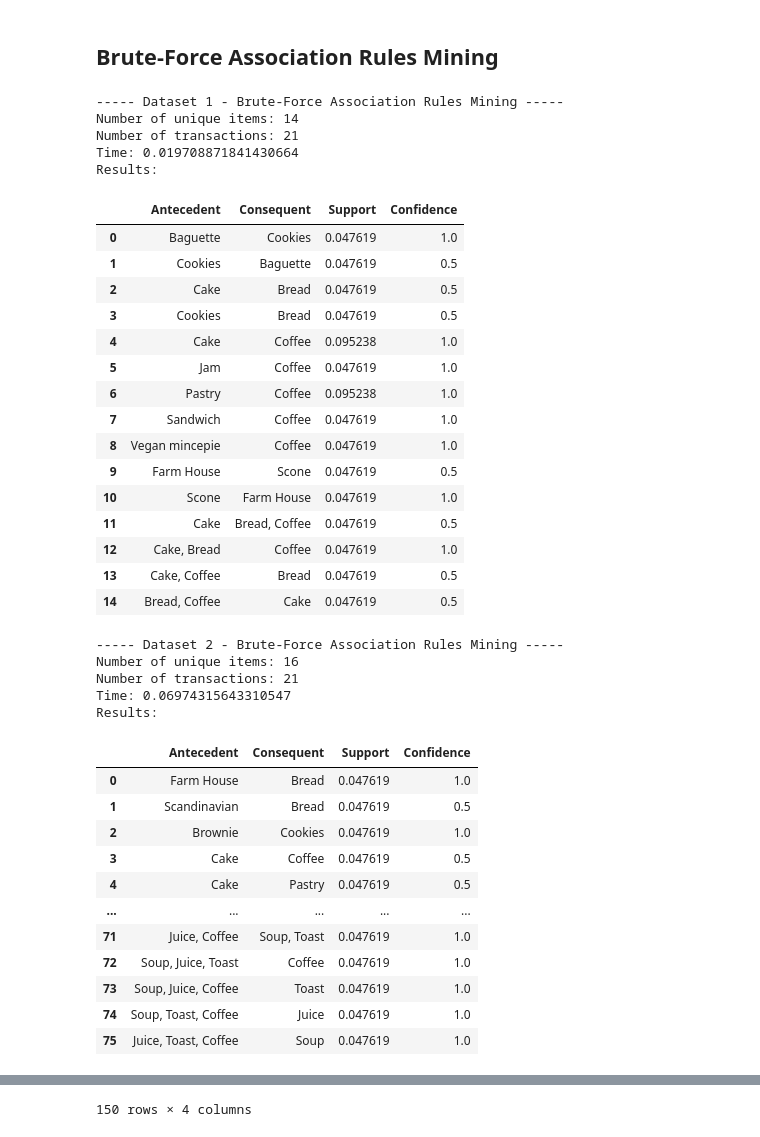
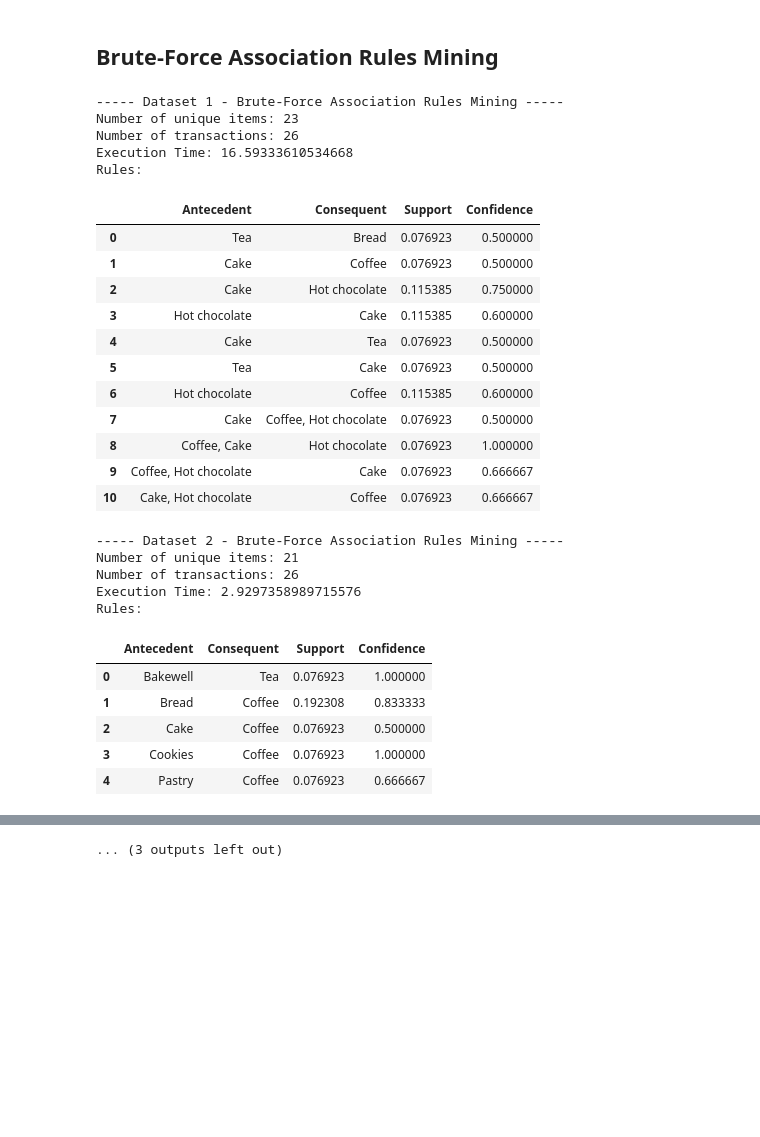
Before and after one commit to roshaniayu/IN6227-Data-Mining-Assignments, a Jupyter notebook: Assignment 2/Assignment2_Roshani Ayu Pranasti_G2504973A.ipynb, the cells around one changed output, grey strips where cells are left out. Saved outputs shown, nothing was run; the diff lists cells and outputs as text; code cells hidden in the pictures; blank space fills up the shorter version.

```diff
--- a/Assignment 2/Assignment2_Roshani Ayu Pranasti_G2504973A.ipynb
+++ b/Assignment 2/Assignment2_Roshani Ayu Pranasti_G2504973A.ipynb
@@ -186,9 +187,9 @@ display(encoded_dataset)
 I will vary sizes on the number of unique items, but keeping the number of transactions does not change
 # %%
 # Define constants to vary dataset
-num_transactions = 21 # Number of transactions in each dataset
+num_transactions = 26 # Number of transactions in each dataset
 num_datasets = 7 # Number of datasets
-random_state = np.random.RandomState(seed=12071999) # To generate same sample everytime
+random_state = np.random.RandomState(seed=1271999) # To generate same sample everytime
 
 result_datasets = []
 temp_columns = set() # Flag to get different number of columns or unique items
@@ -351,9 +316,11 @@ Number of transactions: 21
 Based on its GitHub codebase, Orange 3 uses the FP-Growth (Frequent Pattern Growth) algorithm for its association rules mining.
 - Orange 3 associate FP-growth: https://github.com/biolab/orange3-associate/blob/master/orangecontrib/associate/fpgrowth.py
 # %%
-min_support = 0.04
+min_support = 0.05
 min_confidence = 0.5
 # %%
+orange_association_rules_times = []
+
 for (index, dataset) in enumerate(result_datasets):
     # Create a mapping from column index to item name
     mapping = {i: item_name for i, item_name in enumerate(dataset.columns)}
@@ -385,9 +352,10 @@ for (index, dataset) in enumerate(result_datasets):
     print("Number of transactions:", dataset.shape[0])
 
     orange_association_rules_time = end_orange_association_rules - start_orange_association_rules
-    print("Time:", orange_association_rules_time)
+    orange_association_rules_times.append(orange_association_rules_time)
+    print("Execution Time:", orange_association_rules_time)
     orange_results_df = pd.DataFrame(orange_results)
-    print("Results:")
+    print("Rules:")
     display(orange_results_df)
 # %% [output]
 ----- Dataset 1 - Orange 3 Association Rules Mining -----
@@ -539,70 +506,63 @@ def convert_into_list_of_sets(data):
         transactions.append(itemset)
 
     return transactions
+
+brute_force_association_rules_times = []
 
 for (index, dataset) in enumerate(result_datasets):
     transactions = convert_into_list_of_sets(dataset)
 
     start_brute_force_association_rules = time.time()
     rules = brute_force_association_rules(transactions, min_support=min_support, min_confidence=min_confidence)
     end_brute_force_association_rules = time.time()
 
     # Present processed rules as results
     brute_force_results = []
     for antecedent, consequent, support, confidence in rules:
         brute_force_results.append({
             "Antecedent": ", ".join(antecedent),
             "Consequent": ", ".join(consequent),
             "Support": support,
             "Confidence": confidence
         })
 
     # Display results of brute-force association rules mining
     print("----- Dataset", index+1, "- Brute-Force Association Rules Mining -----")
     print("Number of unique items:", dataset.shape[1])
     print("Number of transactions:", dataset.shape[0])
 
     brute_force_association_rules_time = end_brute_force_association_rules - start_brute_force_association_rules
-    print("Time:", brute_force_association_rules_time)
+    brute_force_association_rules_times.append(brute_force_association_rules_time)
+    print("Execution Time:", brute_force_association_rules_time)
     brute_force_results_df = pd.DataFrame(brute_force_results)
-    print("Results:")
+    print("Rules:")
     display(brute_force_results_df)
 # %% [output]
 ----- Dataset 1 - Brute-Force Association Rules Mining -----
-Number of unique items: 14
-Number of transactions: 21
-Time: 0.019708871841430664
-Results:
+Number of unique items: 23
+Number of transactions: 26
+Execution Time: 16.59333610534668
+Rules:
 |  | Antecedent | Consequent | Support | Confidence |
-| 0 | Baguette | Cookies | 0.047619 | 1.0 |
-| 1 | Cookies | Baguette | 0.047619 | 0.5 |
-| 2 | Cake | Bread | 0.047619 | 0.5 |
-| 3 | Cookies | Bread | 0.047619 | 0.5 |
-| 4 | Cake | Coffee | 0.095238 | 1.0 |
-| 5 | Jam | Coffee | 0.047619 | 1.0 |
-| 6 | Pastry | Coffee | 0.095238 | 1.0 |
-| 7 | Sandwich | Coffee | 0.047619 | 1.0 |
-| 8 | Vegan mincepie | Coffee | 0.047619 | 1.0 |
-| 9 | Farm House | Scone | 0.047619 | 0.5 |
-| 10 | Scone | Farm House | 0.047619 | 1.0 |
-| 11 | Cake | Bread, Coffee | 0.047619 | 0.5 |
-| 12 | Cake, Bread | Coffee | 0.047619 | 1.0 |
-| 13 | Cake, Coffee | Bread | 0.047619 | 0.5 |
-| 14 | Bread, Coffee | Cake | 0.047619 | 0.5 |
+| 0 | Tea | Bread | 0.076923 | 0.500000 |
+| 1 | Cake | Coffee | 0.076923 | 0.500000 |
+| 2 | Cake | Hot chocolate | 0.115385 | 0.750000 |
+| 3 | Hot chocolate | Cake | 0.115385 | 0.600000 |
+| 4 | Cake | Tea | 0.076923 | 0.500000 |
+| 5 | Tea | Cake | 0.076923 | 0.500000 |
+| 6 | Hot chocolate | Coffee | 0.115385 | 0.600000 |
+| 7 | Cake | Coffee, Hot chocolate | 0.076923 | 0.500000 |
+| 8 | Coffee, Cake | Hot chocolate | 0.076923 | 1.000000 |
+| 9 | Coffee, Hot chocolate | Cake | 0.076923 | 0.666667 |
+| 10 | Cake, Hot chocolate | Coffee | 0.076923 | 0.666667 |
 ----- Dataset 2 - Brute-Force Association Rules Mining -----
-Number of unique items: 16
-Number of transactions: 21
-Time: 0.06974315643310547
-Results:
+Number of unique items: 21
+Number of transactions: 26
+Execution Time: 2.9297358989715576
+Rules:
 |  | Antecedent | Consequent | Support | Confidence |
-| 0 | Farm House | Bread | 0.047619 | 1.0 |
-| 1 | Scandinavian | Bread | 0.047619 | 0.5 |
-| 2 | Brownie | Cookies | 0.047619 | 1.0 |
-| 3 | Cake | Coffee | 0.047619 | 0.5 |
-| 4 | Cake | Pastry | 0.047619 | 0.5 |
-| ... | ... | ... | ... | ... |
-| 71 | Juice, Coffee | Soup, Toast | 0.047619 | 1.0 |
-| 72 | Soup, Juice, Toast | Coffee | 0.047619 | 1.0 |
-| 73 | Soup, Juice, Coffee | Toast | 0.047619 | 1.0 |
-| 74 | Soup, Toast, Coffee | Juice | 0.047619 | 1.0 |
-| 75 | Juice, Toast, Coffee | Soup | 0.047619 | 1.0 |
+| 0 | Bakewell | Tea | 0.076923 | 1.000000 |
+| 1 | Bread | Coffee | 0.192308 | 0.833333 |
+| 2 | Cake | Coffee | 0.076923 | 0.500000 |
+| 3 | Cookies | Coffee | 0.076923 | 1.000000 |
+| 4 | Pastry | Coffee | 0.076923 | 0.666667 |
@@ -645 +620 @@ Results:
-150 rows × 4 columns
+... (3 outputs left out)
```
Also changed, not shown: parts of 8 cells of this notebook.
